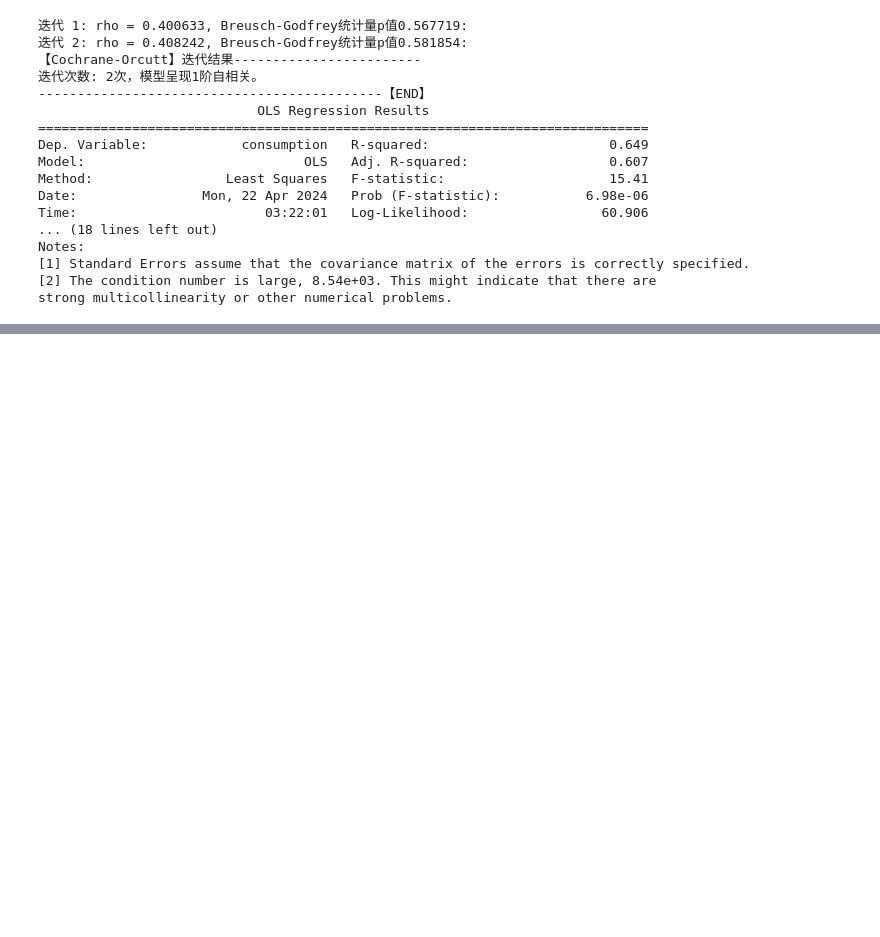
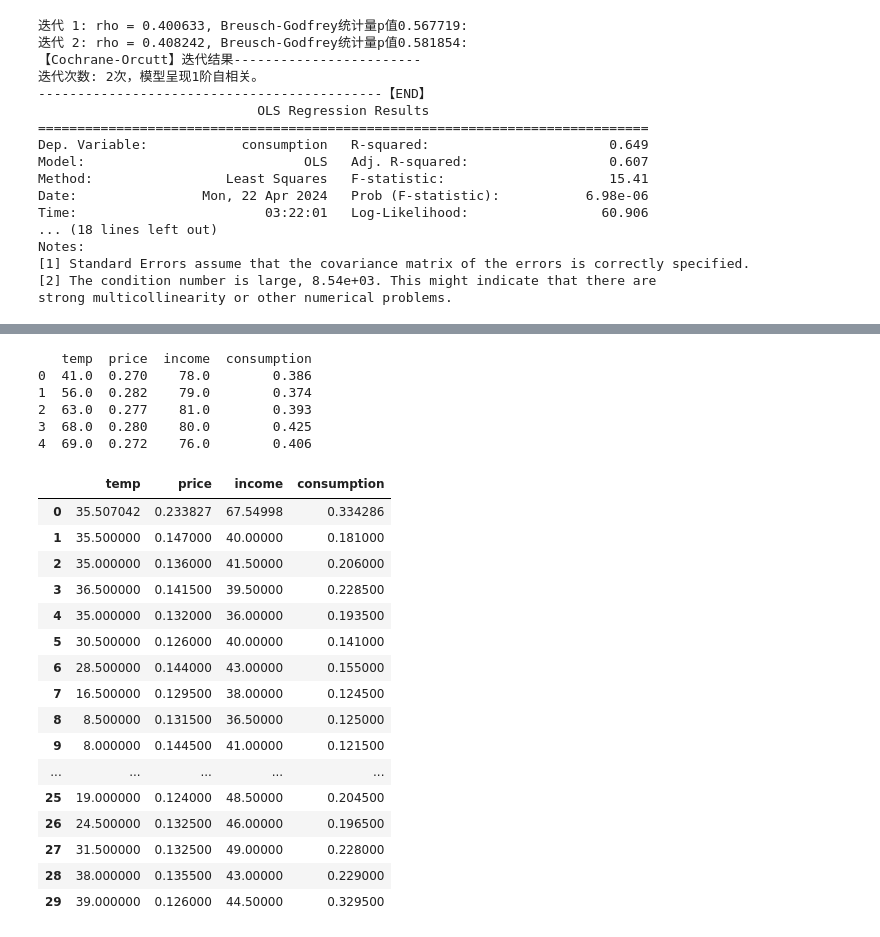
Before and after one commit to watalo/eco-stats, a Jupyter notebook: Econometrics_cq/1_Code/Chapter_08.ipynb, the cells around one changed output, grey strips where cells are left out. Drawn from its saved outputs; the diff is of its cells as text; code cells hidden in the pictures; blank space fills up the shorter version.

```diff
--- a/Econometrics_cq/1_Code/Chapter_08.ipynb
+++ b/Econometrics_cq/1_Code/Chapter_08.ipynb
@@ -356,0 +442,36 @@ strong multicollinearity or other numerical problems.
+# %%
+from math import sqrt
+
+hat_rho = 0.5
+
+icecream = pd.read_stata('../2_Data/Data-2e/icecream.dta')
+ice_pw_copy = icecream.copy()[['temp','price','income','consumption']]
+print(ice_pw_copy.head())
+ice_pw = ice_pw_copy - ice_pw_copy.shift(1)*hat_rho
+ice_pw.loc[0] = ice_pw_copy.loc[0]*((1-hat_rho**2)**0.5)
+
+ice_pw
+# %% [output]
+   temp  price  income  consumption
+0  41.0  0.270    78.0        0.386
+1  56.0  0.282    79.0        0.374
+2  63.0  0.277    81.0        0.393
+3  68.0  0.280    80.0        0.425
+4  69.0  0.272    76.0        0.406
+|  | temp | price | income | consumption |
+| 0 | 35.507042 | 0.233827 | 67.54998 | 0.334286 |
+| 1 | 35.500000 | 0.147000 | 40.00000 | 0.181000 |
+| 2 | 35.000000 | 0.136000 | 41.50000 | 0.206000 |
+| 3 | 36.500000 | 0.141500 | 39.50000 | 0.228500 |
+| 4 | 35.000000 | 0.132000 | 36.00000 | 0.193500 |
+| 5 | 30.500000 | 0.126000 | 40.00000 | 0.141000 |
+| 6 | 28.500000 | 0.144000 | 43.00000 | 0.155000 |
+| 7 | 16.500000 | 0.129500 | 38.00000 | 0.124500 |
+| 8 | 8.500000 | 0.131500 | 36.50000 | 0.125000 |
+| 9 | 8.000000 | 0.144500 | 41.00000 | 0.121500 |
+| ... | ... | ... | ... | ... |
+| 25 | 19.000000 | 0.124000 | 48.50000 | 0.204500 |
+| 26 | 24.500000 | 0.132500 | 46.00000 | 0.196500 |
+| 27 | 31.500000 | 0.132500 | 49.00000 | 0.228000 |
+| 28 | 38.000000 | 0.135500 | 43.00000 | 0.229000 |
+| 29 | 39.000000 | 0.126000 | 44.50000 | 0.329500 |
```
Also changed, not shown: parts of 3 cells of this notebook, 3 other files.
